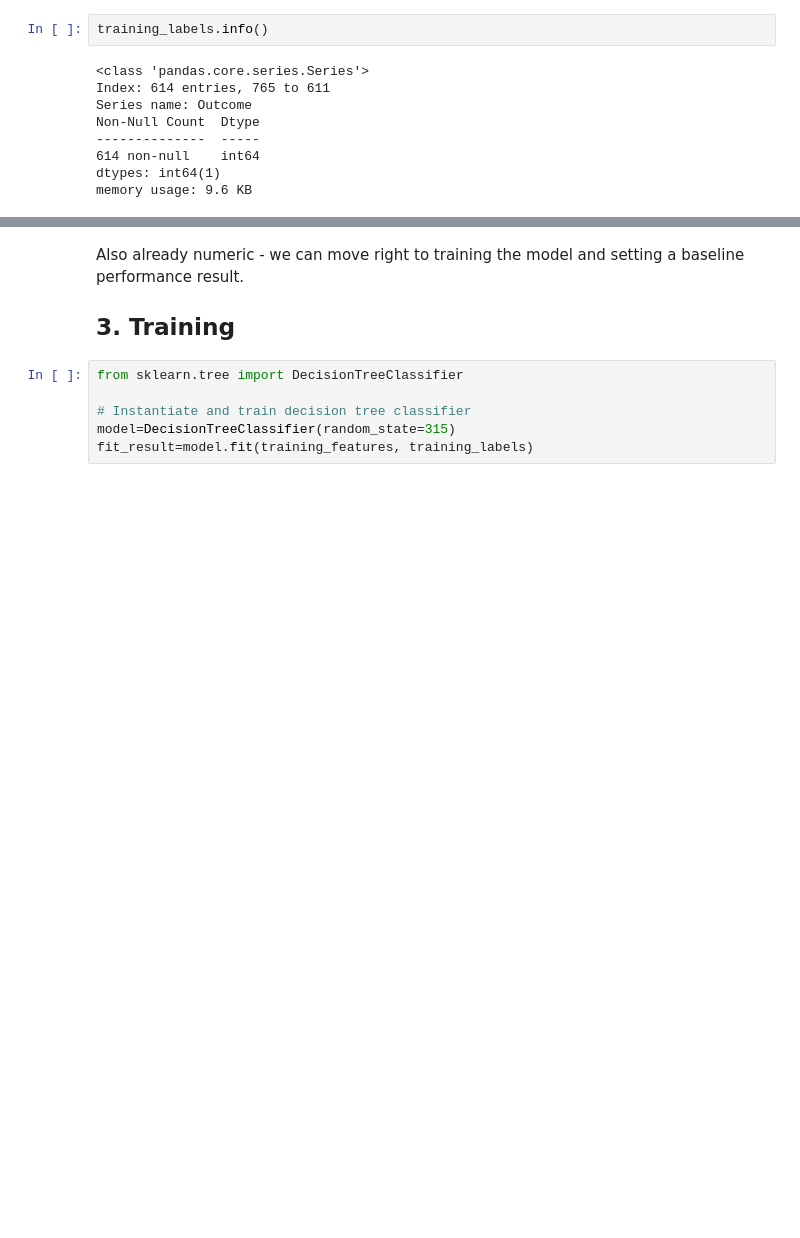
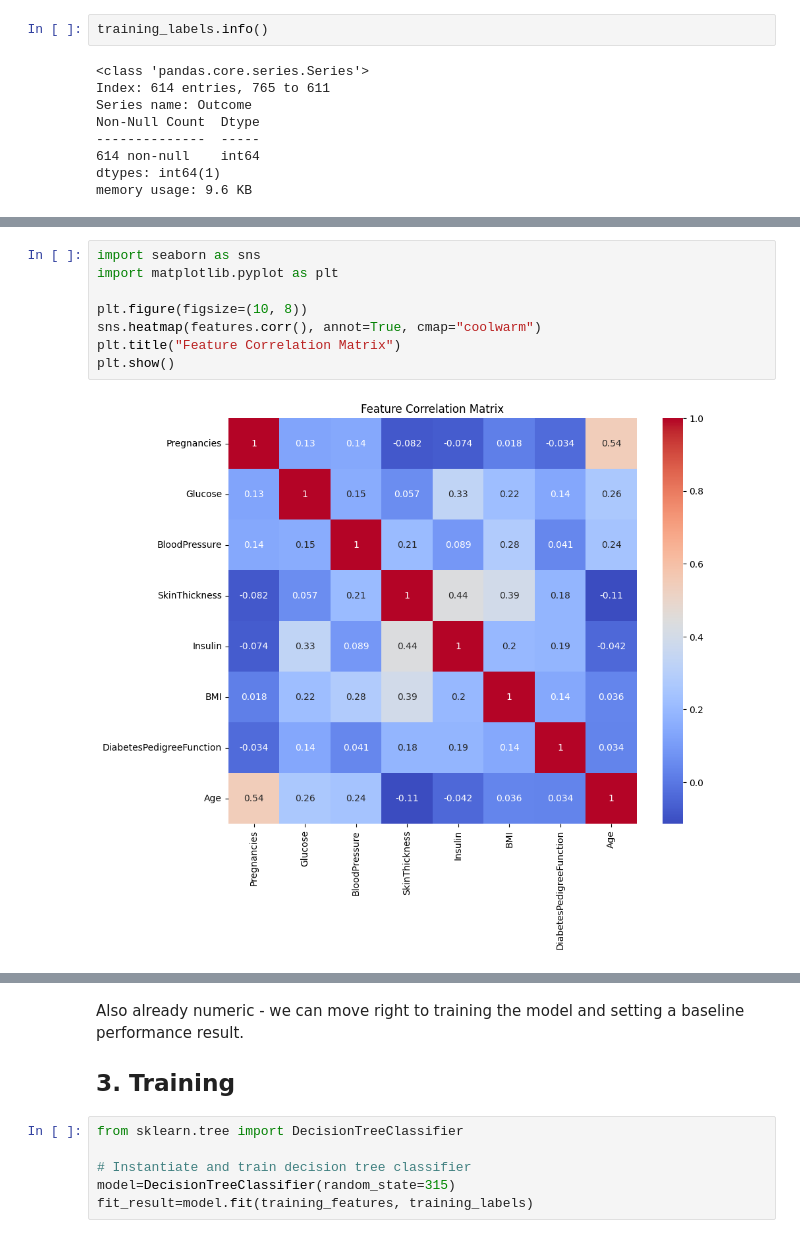
Before and after one commit to 4GeeksAcademy/aaronmatthews4-gperdrizet-decision-tree-project-class-main, a Jupyter notebook: src/mvp.ipynb, the cells around one changed output, grey strips where cells are left out. Cells and saved outputs as stored; diff of their text form; blank space fills up the shorter version.

```diff
--- a/src/mvp.ipynb
+++ b/src/mvp.ipynb
@@ -174,0 +196,10 @@ Testing Set:
+# %%
+import seaborn as sns
+import matplotlib.pyplot as plt
+
+plt.figure(figsize=(10, 8))
+sns.heatmap(features.corr(), annot=True, cmap="coolwarm")
+plt.title("Feature Correlation Matrix")
+plt.show()
+# %% [output]
+[figure, added]
```
Also changed, not shown: parts of 16 cells of this notebook.
